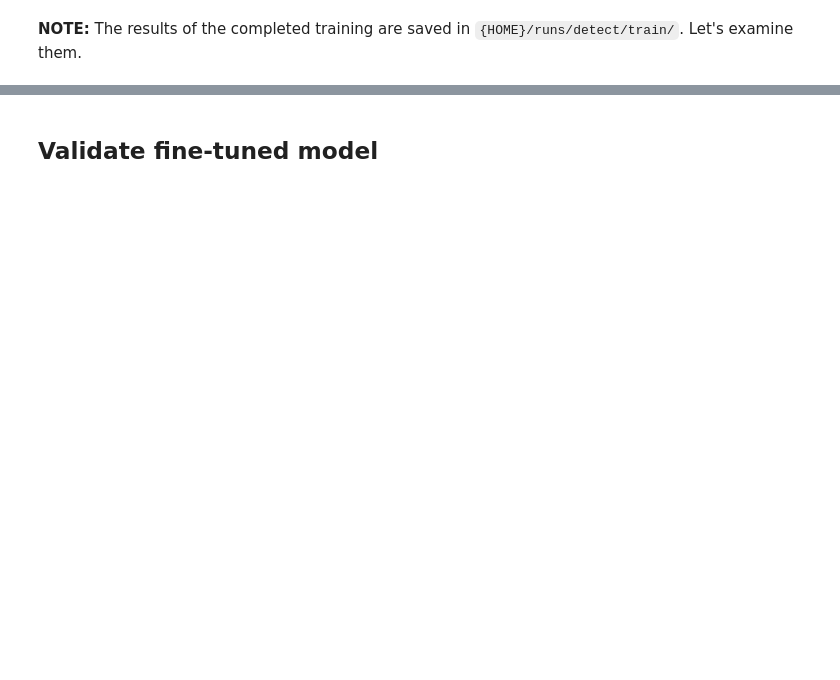
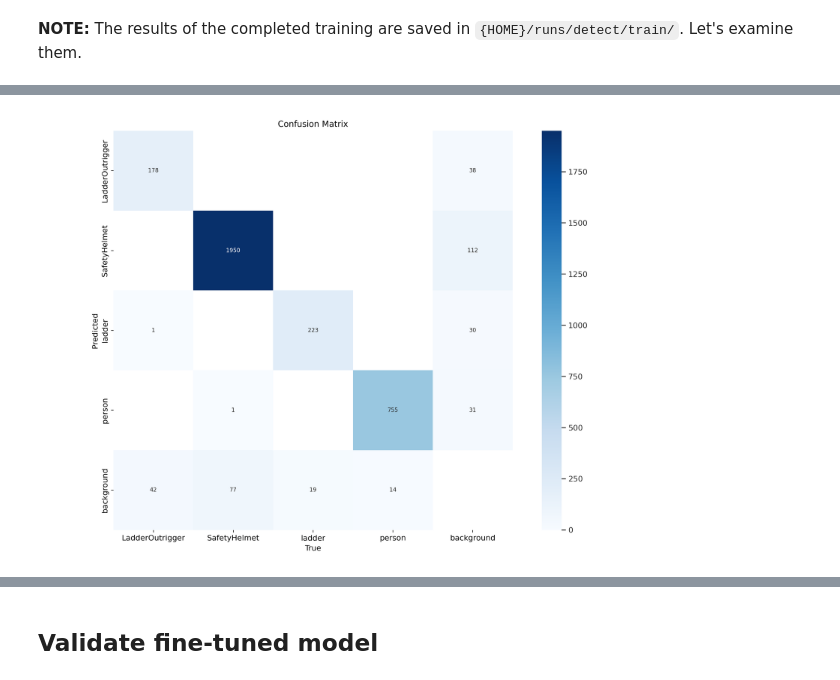
Before and after one commit to boooyeon/Data_Analysis, a Jupyter notebook: notebooks/train-yolo11-object-detection-on-custom-dataset.ipynb, the cells around one changed output, grey strips where cells are left out. Cells and saved outputs as stored; diff of their text form; code cells hidden in the pictures; blank space fills up the shorter version.

```diff
--- a/notebooks/train-yolo11-object-detection-on-custom-dataset.ipynb
+++ b/notebooks/train-yolo11-object-detection-on-custom-dataset.ipynb
@@ -163,7 +178,9 @@ Overriding model.yaml nc=80 with nc=4
 # %%
 from IPython.display import Image as IPyImage
 
-IPyImage(filename=f'{HOME}/runs/detect/train/confusion_matrix.png', width=600)
+IPyImage(filename=f'{HOME}/drive/MyDrive/yolo_runs/supervision_4type_y11l_896_e240_cm40/confusion_matrix.png', width=600)
+# %% [output]
+[figure, added]
 # %%
 from IPython.display import Image as IPyImage
 
```
Also changed, not shown: parts of 13 cells of this notebook.
